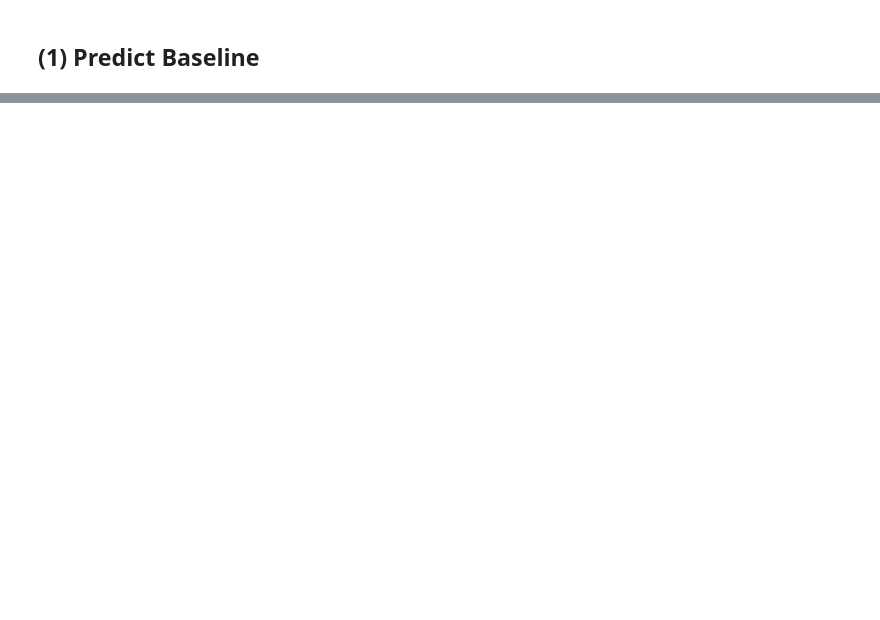
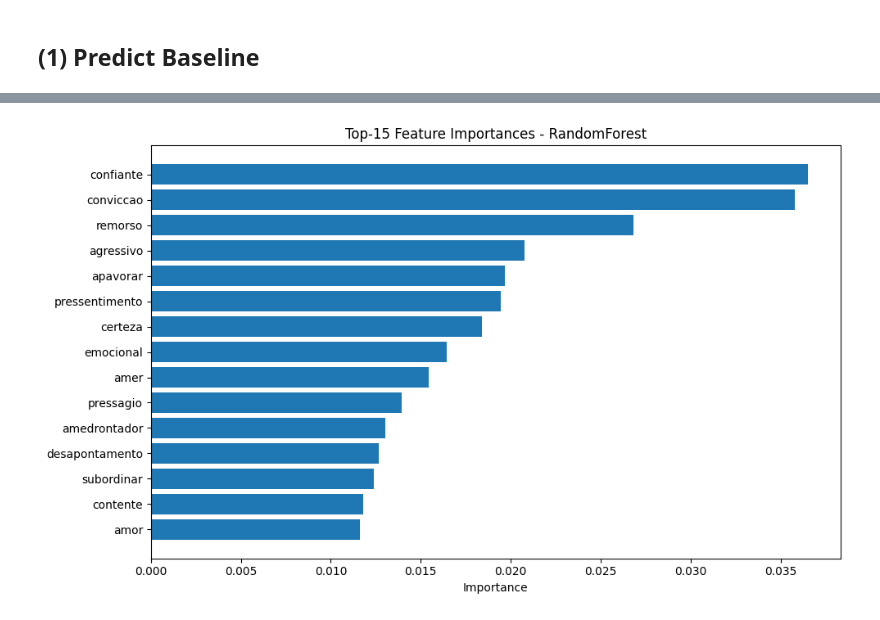
Before and after one commit to LuanBarbs/tcc-emotion-detection-nlp, a Jupyter notebook: src/baseline/baseline_03_TweetEmotionsPTBR_TFIDF.ipynb, the cells around one changed output, grey strips where cells are left out. Saved outputs shown, nothing was run; the diff lists cells and outputs as text; code cells hidden in the pictures; blank space fills up the shorter version.

Commit message:
resultados iniciais bow e tfidf para tweetemotionsptbr

```diff
--- a/src/baseline/baseline_03_TweetEmotionsPTBR_TFIDF.ipynb
+++ b/src/baseline/baseline_03_TweetEmotionsPTBR_TFIDF.ipynb
@@ -25,5 +26,12 @@ from sklearn.pipeline import Pipeline
 from sklearn.base import clone
 # %%
 df = pd.read_csv("../../data/treated/tweet_emotions_ptbr_treated.csv")
+
+df['CLEAN_TEXT'] = (
+    df['CLEAN_TEXT']
+    .fillna("")        # remove NaN
+    .astype(str)       # garante string
+)
+
 print(df.shape)
 df.head(3)
@@ -130,7 +125,9 @@ def plot_permutation_importance_top_k(model, X_val, y_val, feature_names, k=15,
 ## (1) Predict Baseline
 # %%
 X_text = df['CLEAN_TEXT']
-y = df['EMOTION']
+
+le = LabelEncoder()
+y = le.fit_transform(df['EMOTION'])
 
 X_text_train, X_text_aux, y_train, y_aux = train_test_split(
     X_text, y,
@@ -145,3 +142,5 @@ X_text_dev, X_text_test, y_dev, y_test = train_test_split(
     random_state=42,
     stratify=y_aux
 )
+
+print(X_text_train.shape, X_text_dev.shape, X_text_test.shape)
@@ -148,6 +149,6 @@ X_text_dev, X_text_test, y_dev, y_test = train_test_split(
 # %%
 models_for_testing = {
-    "LogisticRegression": LogisticRegression(max_iter=None, random_state=42),
+    "LogisticRegression": LogisticRegression(max_iter=1000, random_state=42),
     "RidgeClassifier": RidgeClassifier(random_state=42),
     "SGDClassifier": OneVsRestClassifier(SGDClassifier(random_state=42)),
     "PassiveAggressive": OneVsRestClassifier(PassiveAggressiveClassifier(random_state=42)),
@@ -235,37 +276,11 @@ formatted_df.style.hide(axis="index")
 # %%
 pipe_rf = Pipeline([
     ("tfidf", TfidfVectorizer()),
     ("model", RandomForestClassifier(random_state=42))
 ])
 pipe_rf.fit(X_text_train, y_train)
 
 feature_names = pipe_rf["tfidf"].get_feature_names_out()
 plot_feature_importance_top_k(pipe_rf["model"], feature_names, k=15, model_name="RandomForest")
-
-pipe_xgb = Pipeline([
-    ("tfidf", TfidfVectorizer()),
-    ("model", XGBClassifier(
-        objective="multi:softprob",
-        eval_metric="mlogloss",
-        random_state=42,
-        verbosity=0
-    ))
-])
-
-pipe_xgb.fit(X_text_train, y_train)
-vectorizer = pipe_xgb.named_steps["tfidf"]
-regressor = pipe_xgb.named_steps["model"]
-
-X_dev_transformed = vectorizer.transform(X_text_dev).toarray()
-
-feature_names = vectorizer.get_feature_names_out()
-
-plot_permutation_importance_top_k(
-    regressor,
-    X_dev_transformed,
-    y_dev,
-    feature_names,
-    k=15,
-    model_name="XGBRegressor",
-    scoring="f1_macro"
-)
+# %% [output]
+[figure, added]
```
Also changed, not shown: parts of 6 cells of this notebook, 2 other files.
